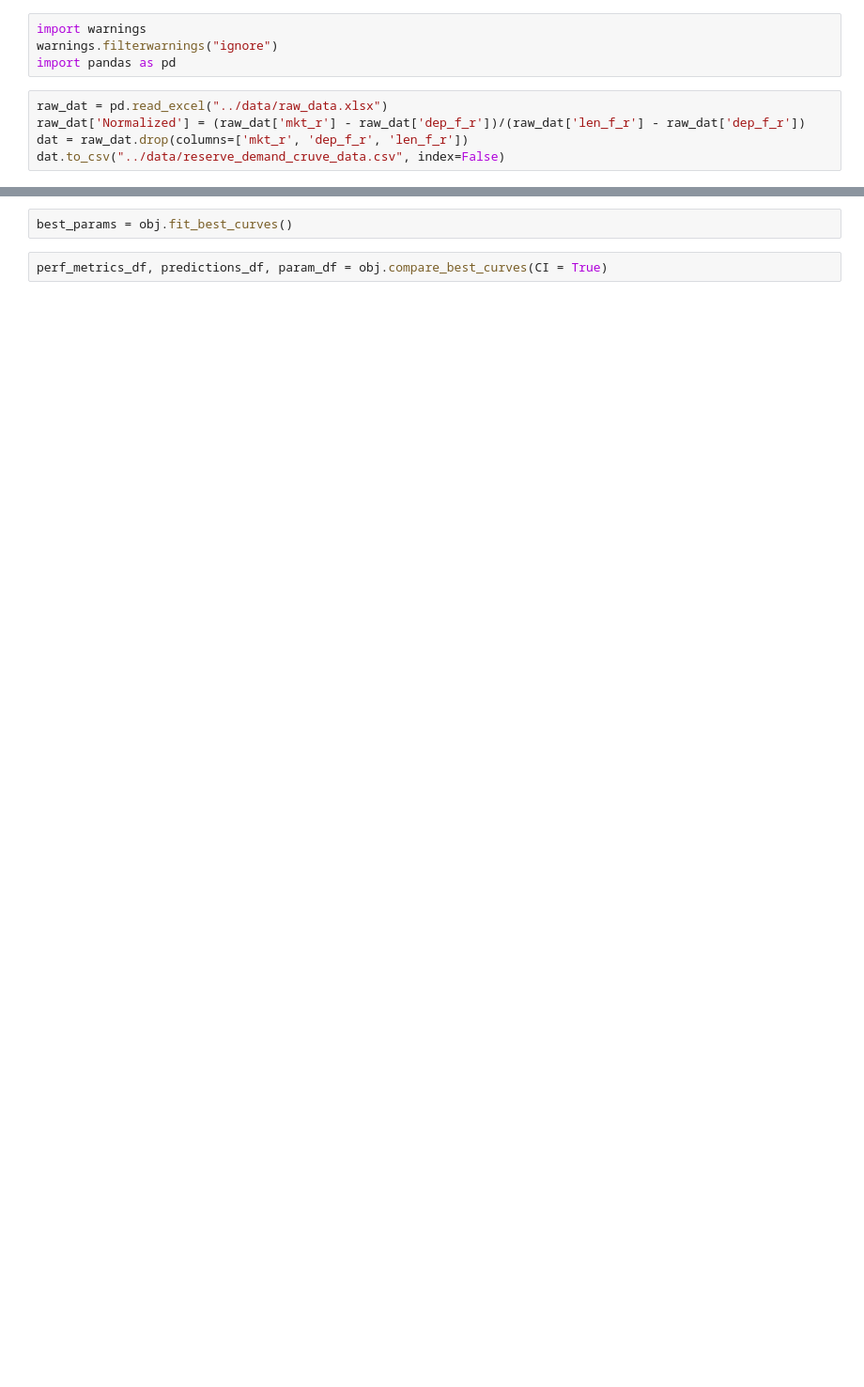
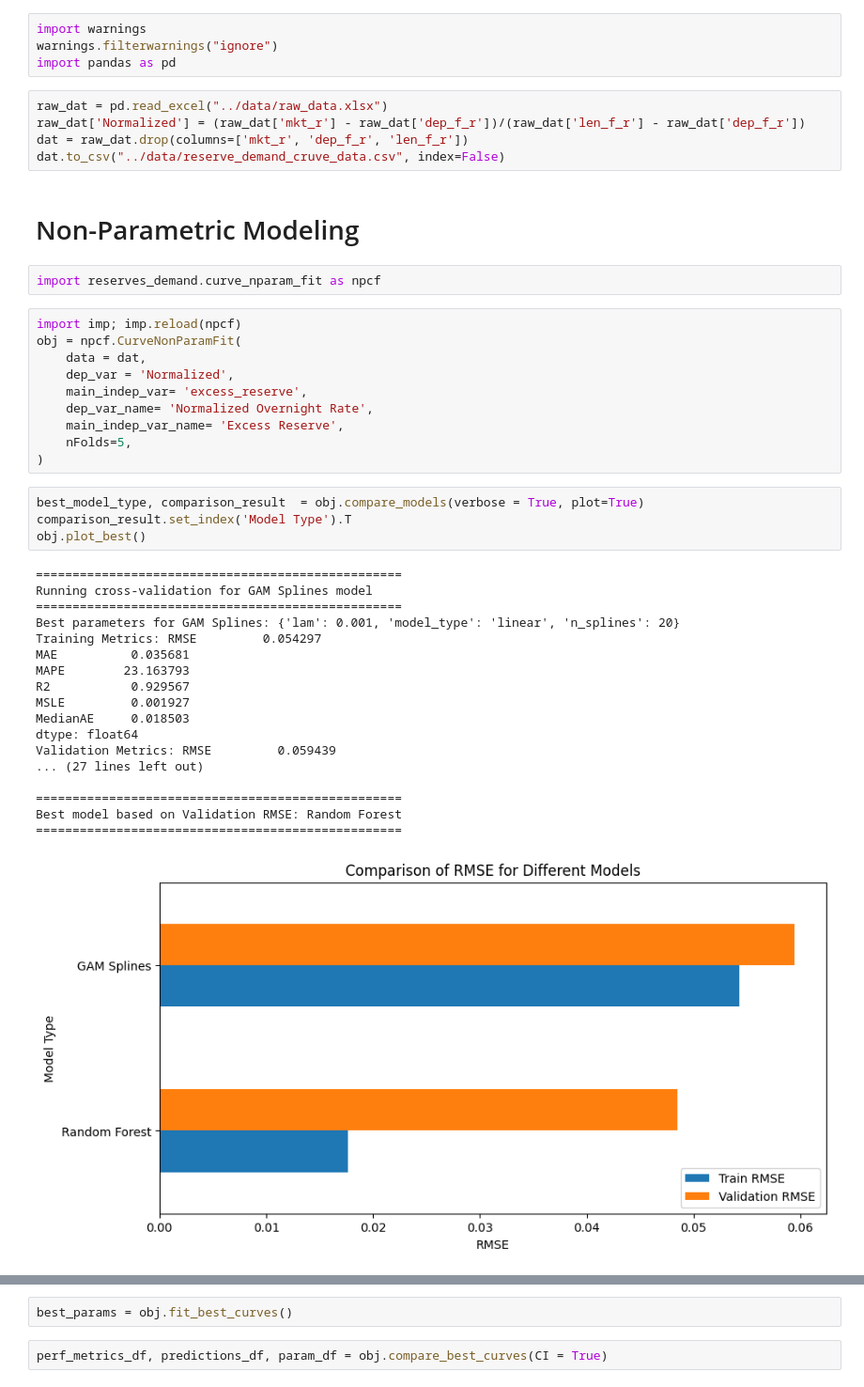
Before and after one commit to amineraboun/reserves_demand, a Jupyter notebook: notebooks/Example.ipynb, the cells around one changed output, grey strips where cells are left out. Shown at 94% size. Saved outputs shown, nothing was run; the diff lists cells and outputs as text; blank space fills up the shorter version.

```diff
--- a/notebooks/Example.ipynb
+++ b/notebooks/Example.ipynb
@@ -7,3 +7,40 @@ raw_dat = pd.read_excel("../data/raw_data.xlsx")
 raw_dat['Normalized'] = (raw_dat['mkt_r'] - raw_dat['dep_f_r'])/(raw_dat['len_f_r'] - raw_dat['dep_f_r'])
 dat = raw_dat.drop(columns=['mkt_r', 'dep_f_r', 'len_f_r'])
 dat.to_csv("../data/reserve_demand_cruve_data.csv", index=False)
+# %% [markdown]
+# Non-Parametric Modeling
+# %%
+import reserves_demand.curve_nparam_fit as npcf
+# %%
+import imp; imp.reload(npcf)
+obj = npcf.CurveNonParamFit(
+    data = dat,
+    dep_var = 'Normalized',
+    main_indep_var= 'excess_reserve',
+    dep_var_name= 'Normalized Overnight Rate',
+    main_indep_var_name= 'Excess Reserve',
+    nFolds=5,
+)
+# %%
+best_model_type, comparison_result  = obj.compare_models(verbose = True, plot=True)
+comparison_result.set_index('Model Type').T
+obj.plot_best()
+# %% [output]
+==================================================
+Running cross-validation for GAM Splines model
+==================================================
+Best parameters for GAM Splines: {'lam': 0.001, 'model_type': 'linear', 'n_splines': 20}
+Training Metrics: RMSE         0.054297
+MAE          0.035681
+MAPE        23.163793
+R2           0.929567
+MSLE         0.001927
+MedianAE     0.018503
+dtype: float64
+Validation Metrics: RMSE         0.059439
+... (27 lines left out)
+
+==================================================
+Best model based on Validation RMSE: Random Forest
+==================================================
+[figure, added]
```
Also changed, not shown: parts of 9 cells of this notebook, 4 other files.
